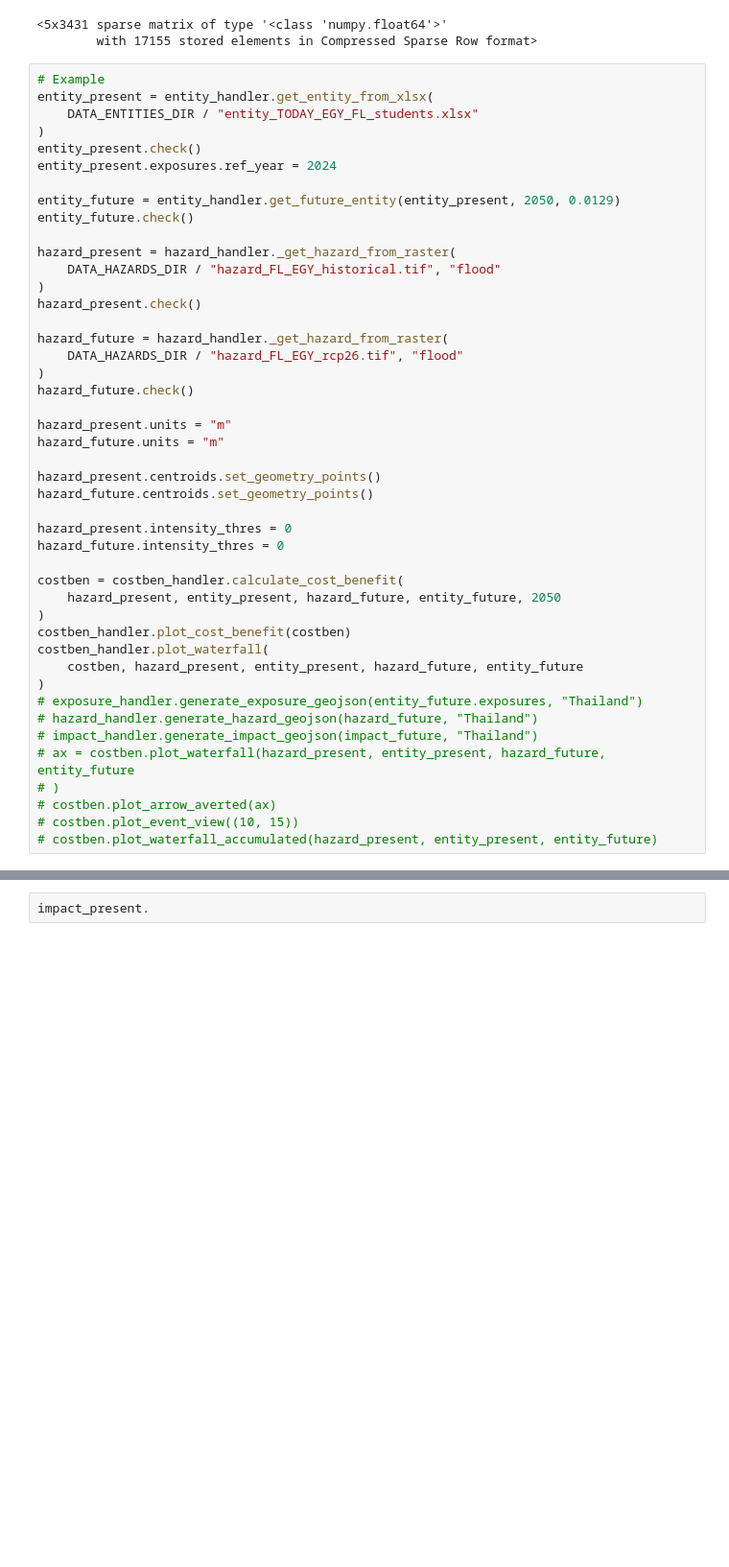
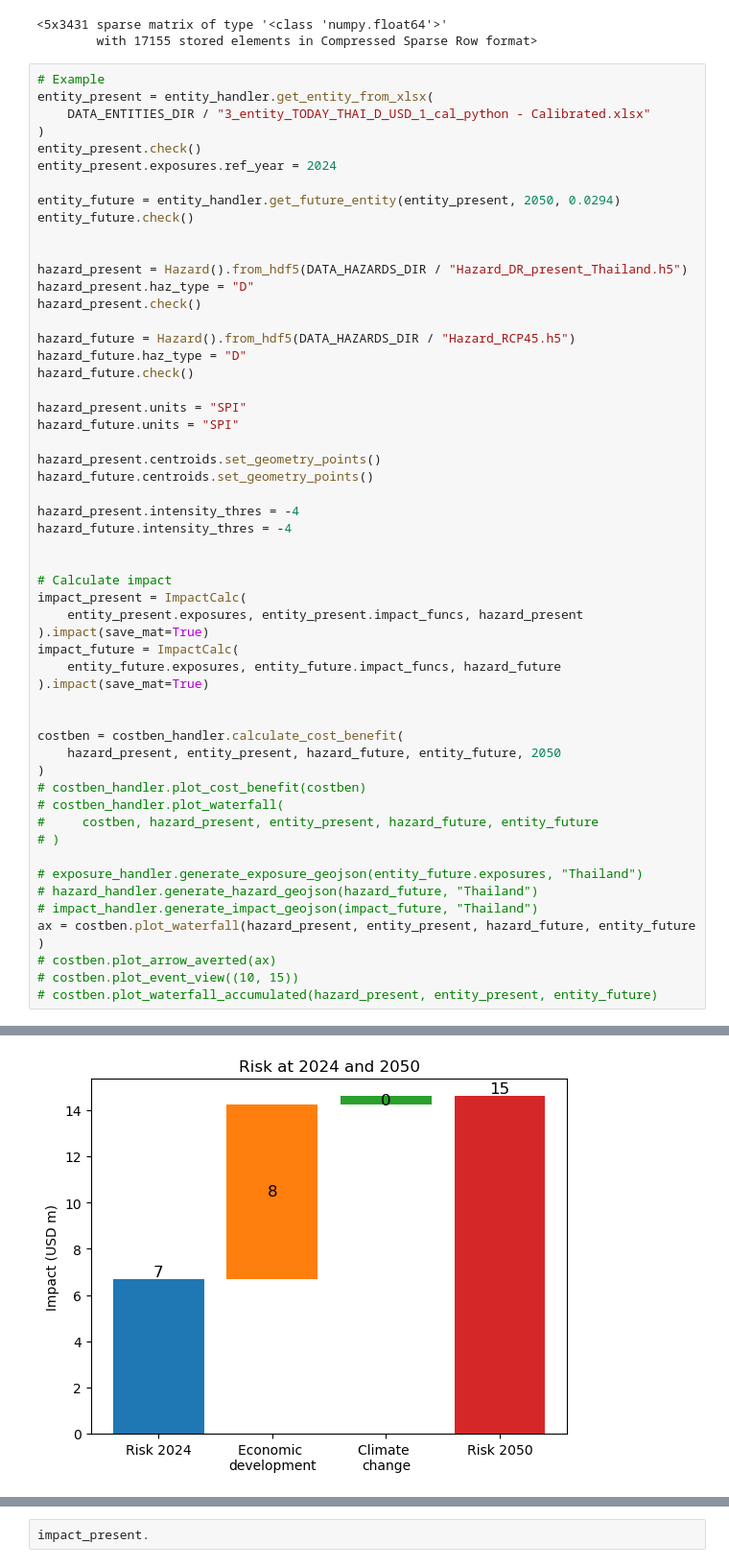
Before and after one commit to gkalomalos/ERA_projects_SWORD, a Jupyter notebook: backend/dev.ipynb, the cells around one changed output, grey strips where cells are left out. Shown at 96% size. Cells and saved outputs as stored; diff of their text form; blank space fills up the shorter version.

Commit message:
feat/Add new read from h5 hazard handler method

```diff
--- a/backend/dev.ipynb
+++ b/backend/dev.ipynb
@@ -370,45 +372,55 @@ haz.intensity
 # %%
 # Example
 entity_present = entity_handler.get_entity_from_xlsx(
-    DATA_ENTITIES_DIR / "entity_TODAY_EGY_FL_students.xlsx"
+    DATA_ENTITIES_DIR / "3_entity_TODAY_THAI_D_USD_1_cal_python - Calibrated.xlsx"
 )
 entity_present.check()
 entity_present.exposures.ref_year = 2024
 
-entity_future = entity_handler.get_future_entity(entity_present, 2050, 0.0129)
+entity_future = entity_handler.get_future_entity(entity_present, 2050, 0.0294)
 entity_future.check()
 
-hazard_present = hazard_handler._get_hazard_from_raster(
-    DATA_HAZARDS_DIR / "hazard_FL_EGY_historical.tif", "flood"
-)
+
+hazard_present = Hazard().from_hdf5(DATA_HAZARDS_DIR / "Hazard_DR_present_Thailand.h5")
+hazard_present.haz_type = "D"
 hazard_present.check()
 
-hazard_future = hazard_handler._get_hazard_from_raster(
-    DATA_HAZARDS_DIR / "hazard_FL_EGY_rcp26.tif", "flood"
-)
+hazard_future = Hazard().from_hdf5(DATA_HAZARDS_DIR / "Hazard_RCP45.h5")
+hazard_future.haz_type = "D"
 hazard_future.check()
 
-hazard_present.units = "m"
-hazard_future.units = "m"
+hazard_present.units = "SPI"
+hazard_future.units = "SPI"
 
 hazard_present.centroids.set_geometry_points()
 hazard_future.centroids.set_geometry_points()
 
-hazard_present.intensity_thres = 0
-hazard_future.intensity_thres = 0
+hazard_present.intensity_thres = -4
+hazard_future.intensity_thres = -4
+
+
+# Calculate impact
+impact_present = ImpactCalc(
+    entity_present.exposures, entity_present.impact_funcs, hazard_present
+).impact(save_mat=True)
+impact_future = ImpactCalc(
+    entity_future.exposures, entity_future.impact_funcs, hazard_future
+).impact(save_mat=True)
+
 
 costben = costben_handler.calculate_cost_benefit(
     hazard_present, entity_present, hazard_future, entity_future, 2050
 )
-costben_handler.plot_cost_benefit(costben)
-costben_handler.plot_waterfall(
-    costben, hazard_present, entity_present, hazard_future, entity_future
-)
+# costben_handler.plot_cost_benefit(costben)
+# costben_handler.plot_waterfall(
+#     costben, hazard_present, entity_present, hazard_future, entity_future
+# )
+
 # exposure_handler.generate_exposure_geojson(entity_future.exposures, "Thailand")
 # hazard_handler.generate_hazard_geojson(hazard_future, "Thailand")
 # impact_handler.generate_impact_geojson(impact_future, "Thailand")
-# ax = costben.plot_waterfall(hazard_present, entity_present, hazard_future, entity_future
-# )
+ax = costben.plot_waterfall(hazard_present, entity_present, hazard_future, entity_future
+)
 # costben.plot_arrow_averted(ax)
 # costben.plot_event_view((10, 15))
 # costben.plot_waterfall_accumulated(hazard_present, entity_present, entity_future)
@@ -430,0 +442 @@ Net Present Values
+[figure, added]
```
Also changed, not shown: parts of 12 cells of this notebook, 1 other file.
